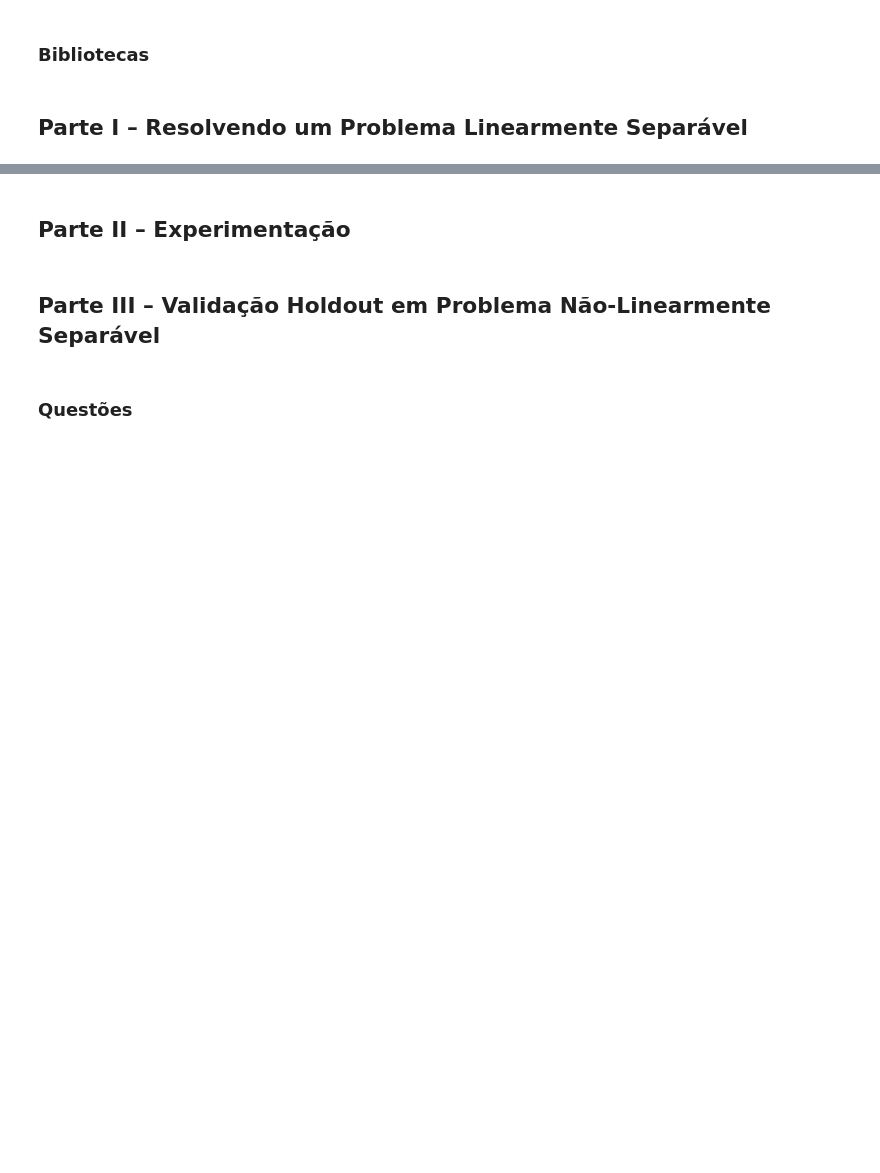
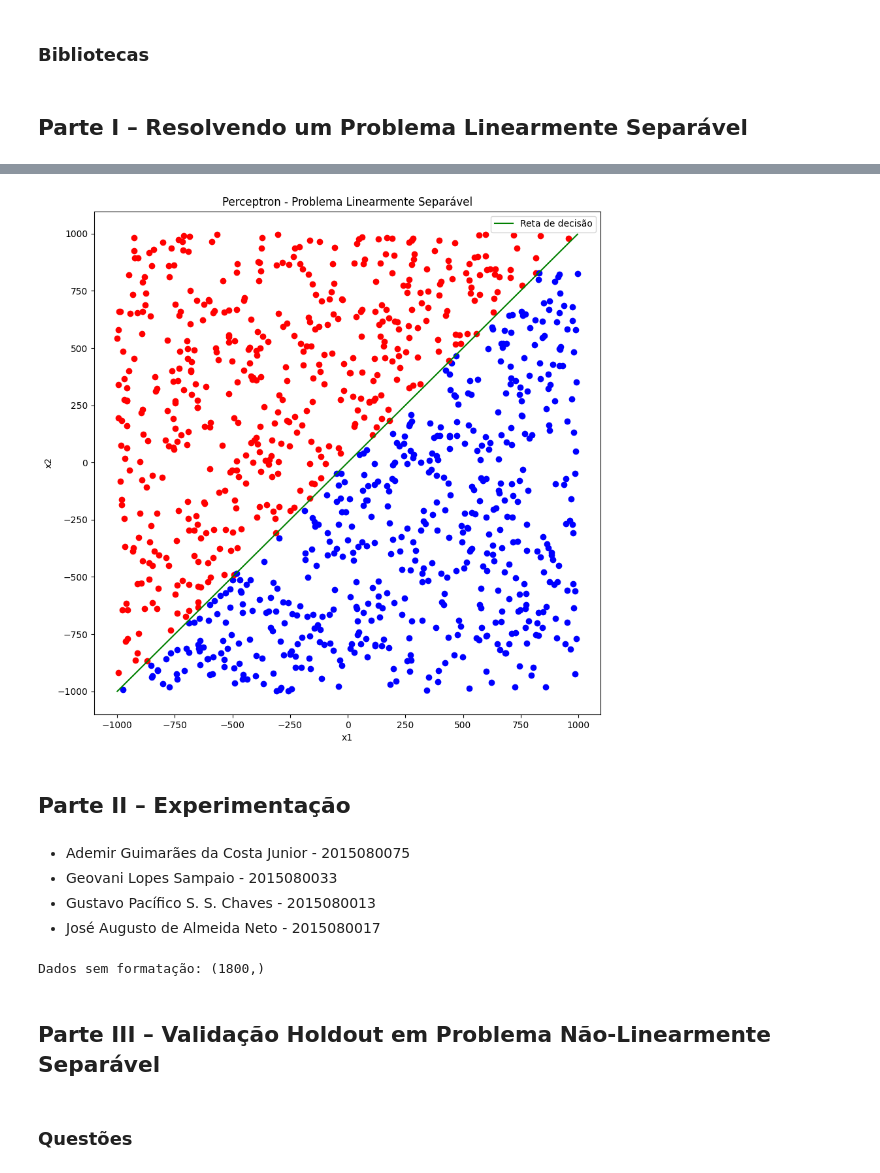
Before and after one commit to zeneto11/RNA-2024.1-PP2.1, a Jupyter notebook: code/perceptron.ipynb, the cells around one changed output, grey strips where cells are left out. Saved outputs shown, nothing was run; the diff lists cells and outputs as text; code cells hidden in the pictures; blank space fills up the shorter version.

```diff
--- a/code/perceptron.ipynb
+++ b/code/perceptron.ipynb
@@ -28,0 +44,18 @@ print(data.shape)
+# %%
+X = splited_data[:, :2]  # atributos x1 e x2
+y = splited_data[:, 2]   # rótulo yd
+
+# Limiar da função de ativação degrau
+theta = 0
+
+# Taxa de aprendizado
+eta = 0.1
+
+# Função de ativação degrau
+def step_function(net_input):
+    return 1 if net_input >= theta else 0
+
+# Vetor de pesos
+np.random.seed(90)
+w = np.random.uniform(-0.5, 0.5, 3)  # Três pesos, incluindo o bias
+print("Vetor inicial de pesos:", w)
@@ -29,5 +113,41 @@ print(data.shape)
+# %%
+# Plotar os dados e a reta de decisão
+plt.figure(figsize=(10, 10))  # Aumentar o tamanho do gráfico
+
+for i in range(X.shape[0]):
+    if y[i] == 0:
+        plt.scatter(X[i, 1], X[i, 2], color='red')
+    else:
+        plt.scatter(X[i, 1], X[i, 2], color='blue')
+
+# Plotar a reta de separação
+x_values = [min(X[:, 1]), max(X[:, 1])]
+y_values = - (w[1] * np.array(x_values) + w[0]) / w[2]
+plt.plot(x_values, y_values, label='Reta de decisão', color='green')
+
+plt.xlabel('x1')
+plt.ylabel('x2')
+plt.title('Perceptron - Problema Linearmente Separável')
+plt.legend()
+plt.show()
+# %% [output]
+[figure, added]
 # %% [markdown]
 ## Parte II – Experimentação
+# %% [markdown]
+- Ademir Guimarães da Costa Junior - 2015080075
+- Geovani Lopes Sampaio - 2015080033
+- Gustavo Pacífico S. S. Chaves - 2015080013
+- José Augusto de Almeida Neto - 2015080017
+# %%
+identificador = (5 + 3 + 3 + 7) % 4
+file_path = f'../data/data{identificador}.txt'
+
+# Carregar os dados do arquivo com base no valor do identificador
+data = np.fromfile(file_path)
+print("Dados sem formatação:", data.shape)
+# %% [output]
+Dados sem formatação: (1800,)
 # %% [markdown]
 ## Parte III – Validação Holdout em Problema Não-Linearmente Separável
 # %% [markdown]
```
Also changed, not shown: parts of 5 cells of this notebook, 1 other file.
